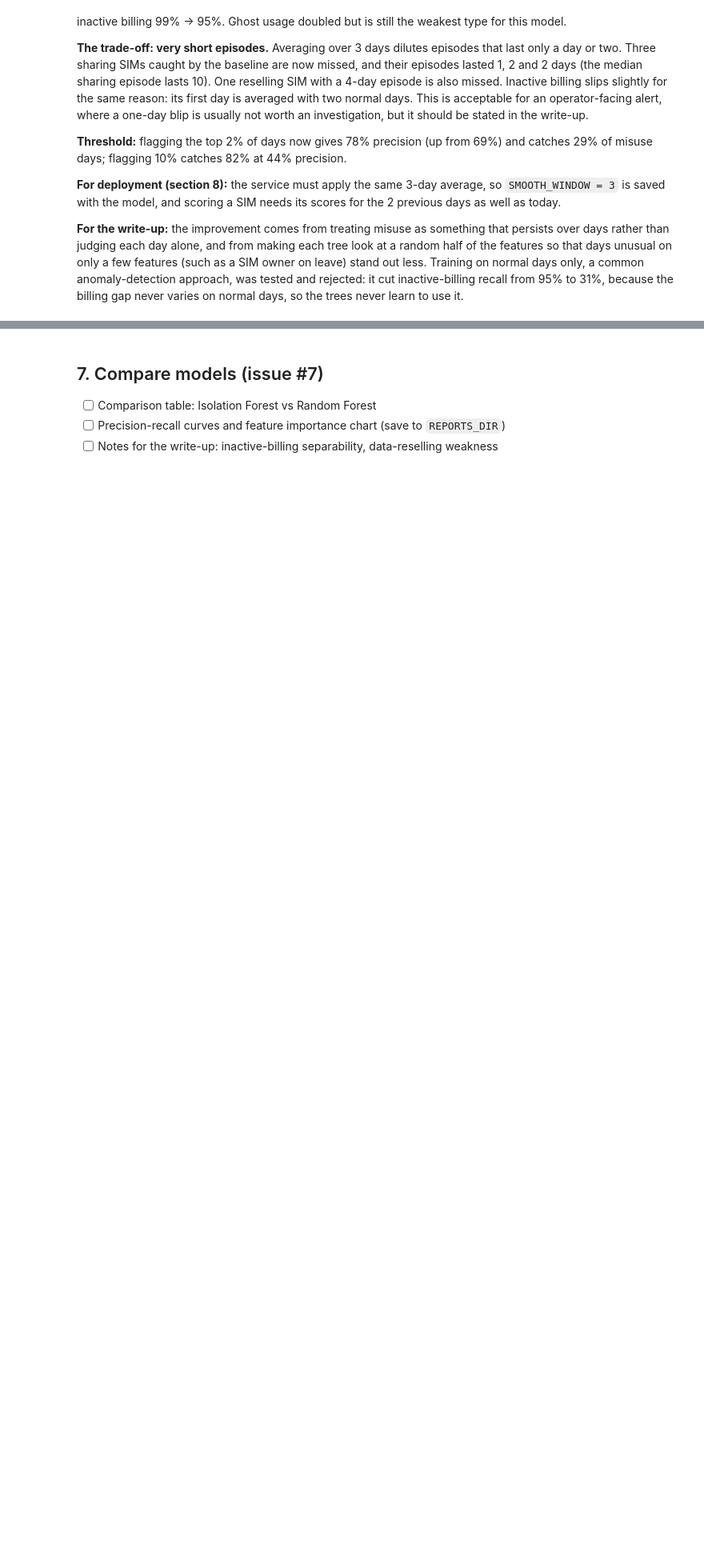
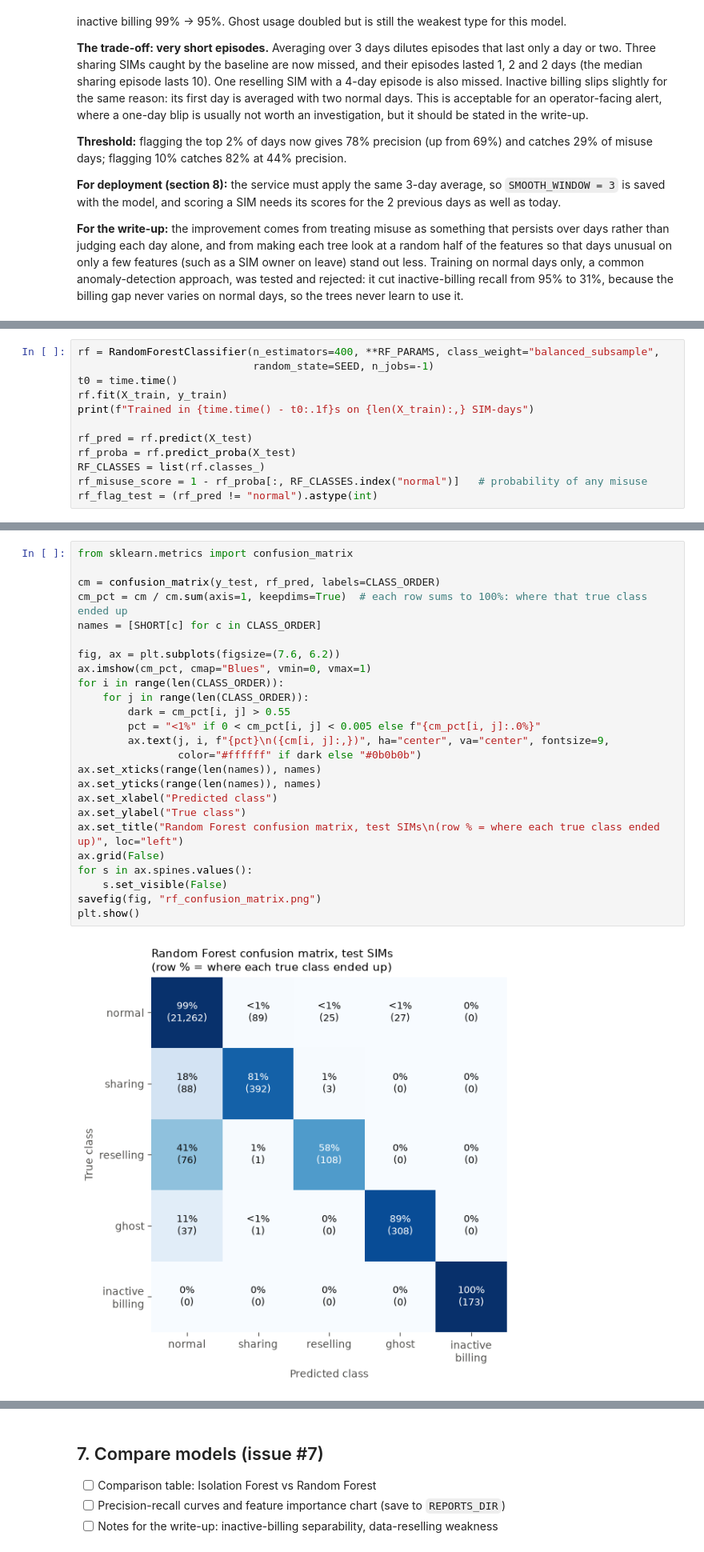
Before and after one commit to ianchomba1/proSIM, a Jupyter notebook: ml-training/notebooks/01_misuse_training.ipynb, the cells around one changed output, grey strips where cells are left out. Shown at 80% size. Saved outputs shown, nothing was run; the diff lists cells and outputs as text; blank space fills up the shorter version.

Commit message:
Random Forest

```diff
--- a/ml-training/notebooks/01_misuse_training.ipynb
+++ b/ml-training/notebooks/01_misuse_training.ipynb
@@ -960,0 +1007,12 @@ Precision and recall both rose by about 12 points at the same time, which moving
+# %%
+rf = RandomForestClassifier(n_estimators=400, **RF_PARAMS, class_weight="balanced_subsample",
+                            random_state=SEED, n_jobs=-1)
+t0 = time.time()
+rf.fit(X_train, y_train)
+print(f"Trained in {time.time() - t0:.1f}s on {len(X_train):,} SIM-days")
+
+rf_pred = rf.predict(X_test)
+rf_proba = rf.predict_proba(X_test)
+RF_CLASSES = list(rf.classes_)
+rf_misuse_score = 1 - rf_proba[:, RF_CLASSES.index("normal")]   # probability of any misuse
+rf_flag_test = (rf_pred != "normal").astype(int)
@@ -960,0 +1039,27 @@ Precision and recall both rose by about 12 points at the same time, which moving
+# %%
+from sklearn.metrics import confusion_matrix
+
+cm = confusion_matrix(y_test, rf_pred, labels=CLASS_ORDER)
+cm_pct = cm / cm.sum(axis=1, keepdims=True)  # each row sums to 100%: where that true class ended up
+names = [SHORT[c] for c in CLASS_ORDER]
+
+fig, ax = plt.subplots(figsize=(7.6, 6.2))
+ax.imshow(cm_pct, cmap="Blues", vmin=0, vmax=1)
+for i in range(len(CLASS_ORDER)):
+    for j in range(len(CLASS_ORDER)):
+        dark = cm_pct[i, j] > 0.55
+        pct = "<1%" if 0 < cm_pct[i, j] < 0.005 else f"{cm_pct[i, j]:.0%}"
+        ax.text(j, i, f"{pct}\n({cm[i, j]:,})", ha="center", va="center", fontsize=9,
+                color="#ffffff" if dark else "#0b0b0b")
+ax.set_xticks(range(len(names)), names)
+ax.set_yticks(range(len(names)), names)
+ax.set_xlabel("Predicted class")
+ax.set_ylabel("True class")
+ax.set_title("Random Forest confusion matrix, test SIMs\n(row % = where each true class ended up)", loc="left")
+ax.grid(False)
+for s in ax.spines.values():
+    s.set_visible(False)
+savefig(fig, "rf_confusion_matrix.png")
+plt.show()
+# %% [output]
+[figure, added]
```
Also changed, not shown: parts of 13 cells of this notebook, 1 other file.
